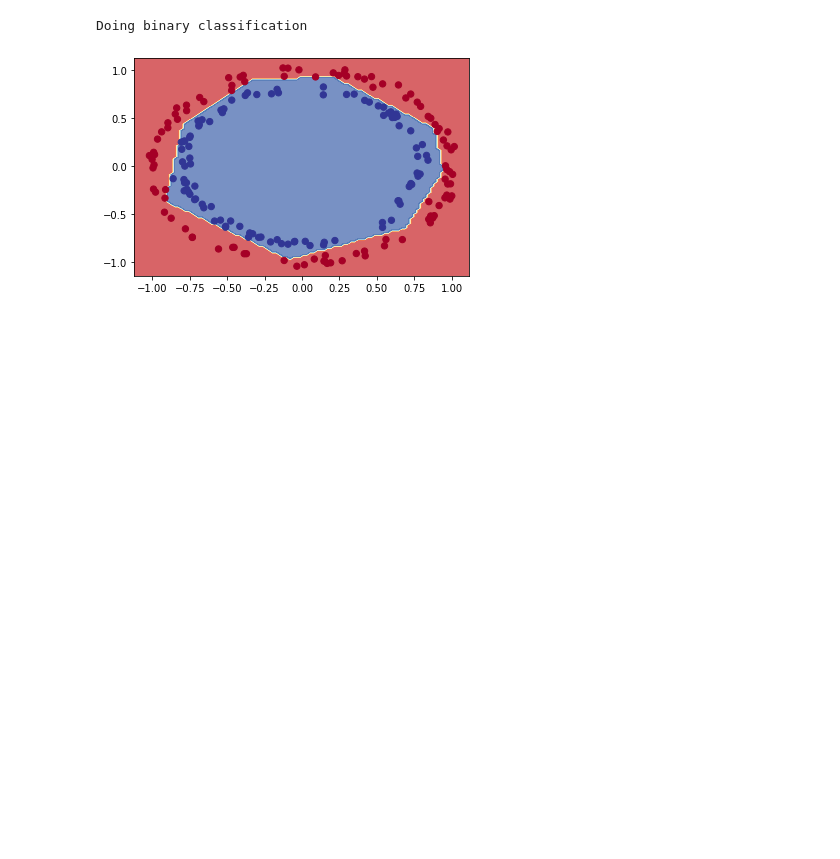
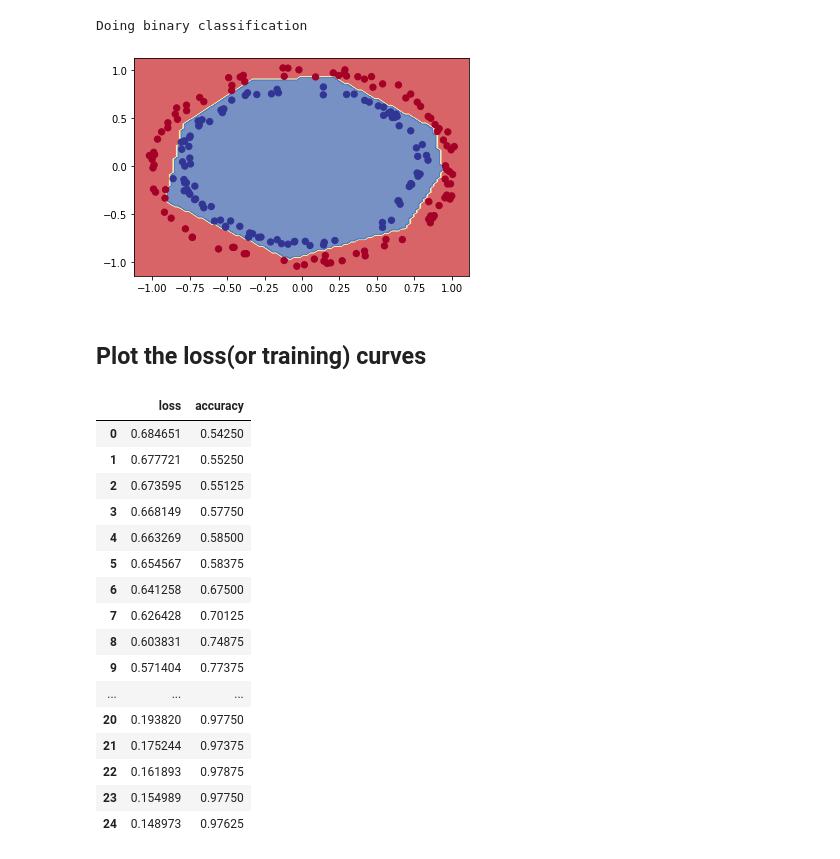
Before and after one commit to gwalshe73/TFDevCert2021, a Jupyter notebook: 02_neural_network_classification_with_tensorflow_video.ipynb, the cells around one changed output. Cells and saved outputs as stored; diff of their text form; code cells hidden in the pictures; blank space fills up the shorter version.

```diff
--- a/02_neural_network_classification_with_tensorflow_video.ipynb
+++ b/02_neural_network_classification_with_tensorflow_video.ipynb
@@ -466,3 +466,26 @@ plot_decision_boundary(model_8, X_test, y_test)
 # %% [output]
 Doing binary classification
 [figure]
+# %% [markdown]
+## Plot the loss(or training) curves
+# %%
+# Convert the history object into a DataFrame
+pd.DataFrame(history.history)
+# %% [output]
+|  | loss | accuracy |
+| 0 | 0.684651 | 0.54250 |
+| 1 | 0.677721 | 0.55250 |
+| 2 | 0.673595 | 0.55125 |
+| 3 | 0.668149 | 0.57750 |
+| 4 | 0.663269 | 0.58500 |
+| 5 | 0.654567 | 0.58375 |
+| 6 | 0.641258 | 0.67500 |
+| 7 | 0.626428 | 0.70125 |
+| 8 | 0.603831 | 0.74875 |
+| 9 | 0.571404 | 0.77375 |
+| ... | ... | ... |
+| 20 | 0.193820 | 0.97750 |
+| 21 | 0.175244 | 0.97375 |
+| 22 | 0.161893 | 0.97875 |
+| 23 | 0.154989 | 0.97750 |
+| 24 | 0.148973 | 0.97625 |
```
Also changed, not shown: parts of 7 cells of this notebook.
